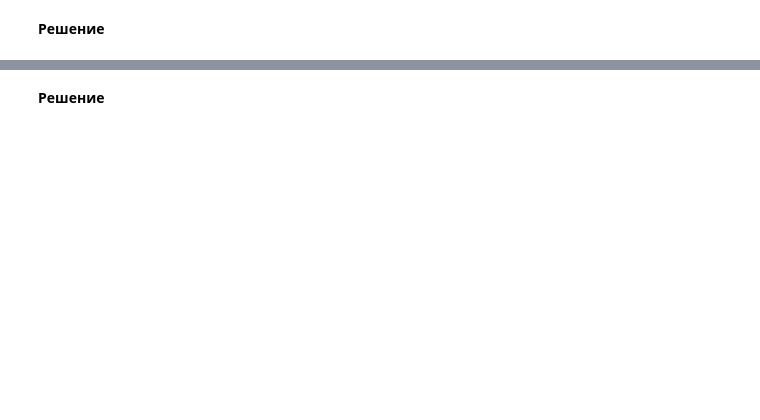
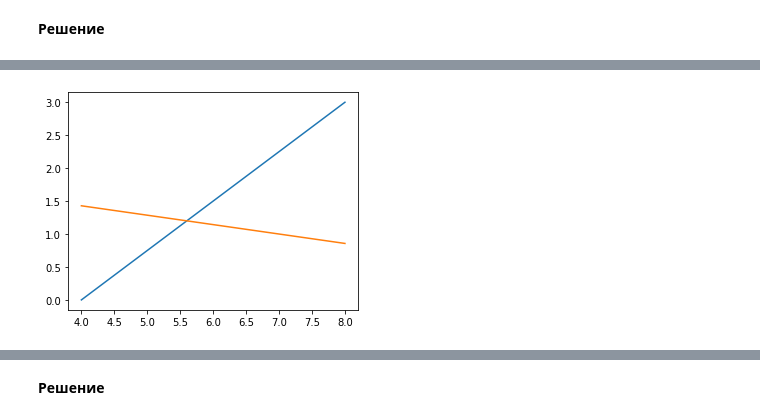
Before and after one commit to Snusmi/GB_FurtherMath_intro, a Jupyter notebook: Lesson4/Lesson4.ipynb, the cells around one changed output, grey strips where cells are left out. Cells and saved outputs as stored; diff of their text form; code cells hidden in the pictures; blank space fills up the shorter version.

```diff
--- a/Lesson4/Lesson4.ipynb
+++ b/Lesson4/Lesson4.ipynb
@@ -44,0 +114,18 @@ sin(а\*x)=0<br>
+# %%
+%matplotlib inline
+import numpy as np
+import math
+import matplotlib.pyplot as plt
+
+x = np.linspace(4,8,50)
+y1 = (3*x-12)/4
+y2 = (14-x)/7
+
+fig = plt.figure()
+ax = fig.add_subplot(111)
+ax.plot(x, y1)
+ax.plot(x, y2)
+ax.set_aspect('equal')
+plt.show()
+# %% [output]
+[figure, added]
```
Also changed, not shown: parts of 17 cells of this notebook, 6 other files.
